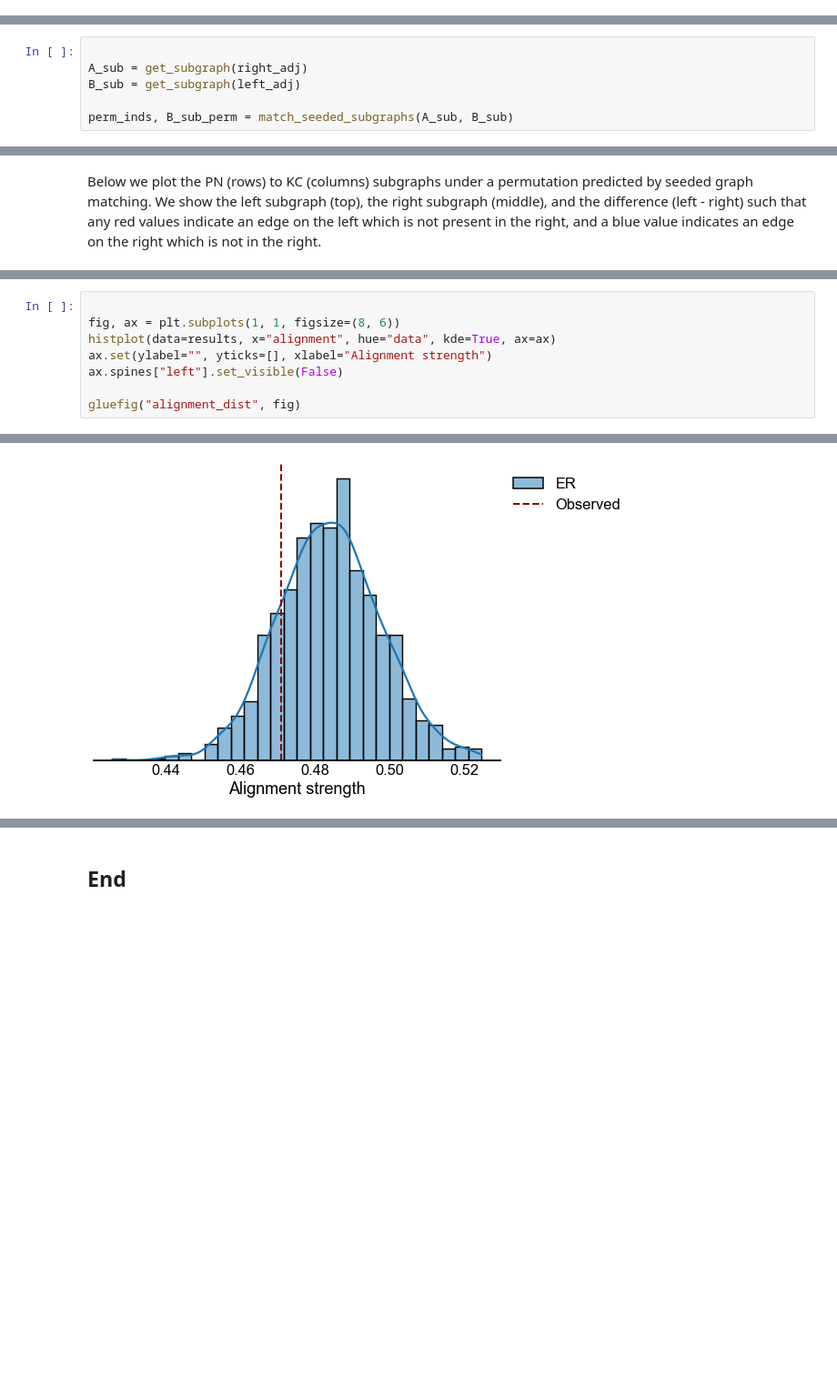
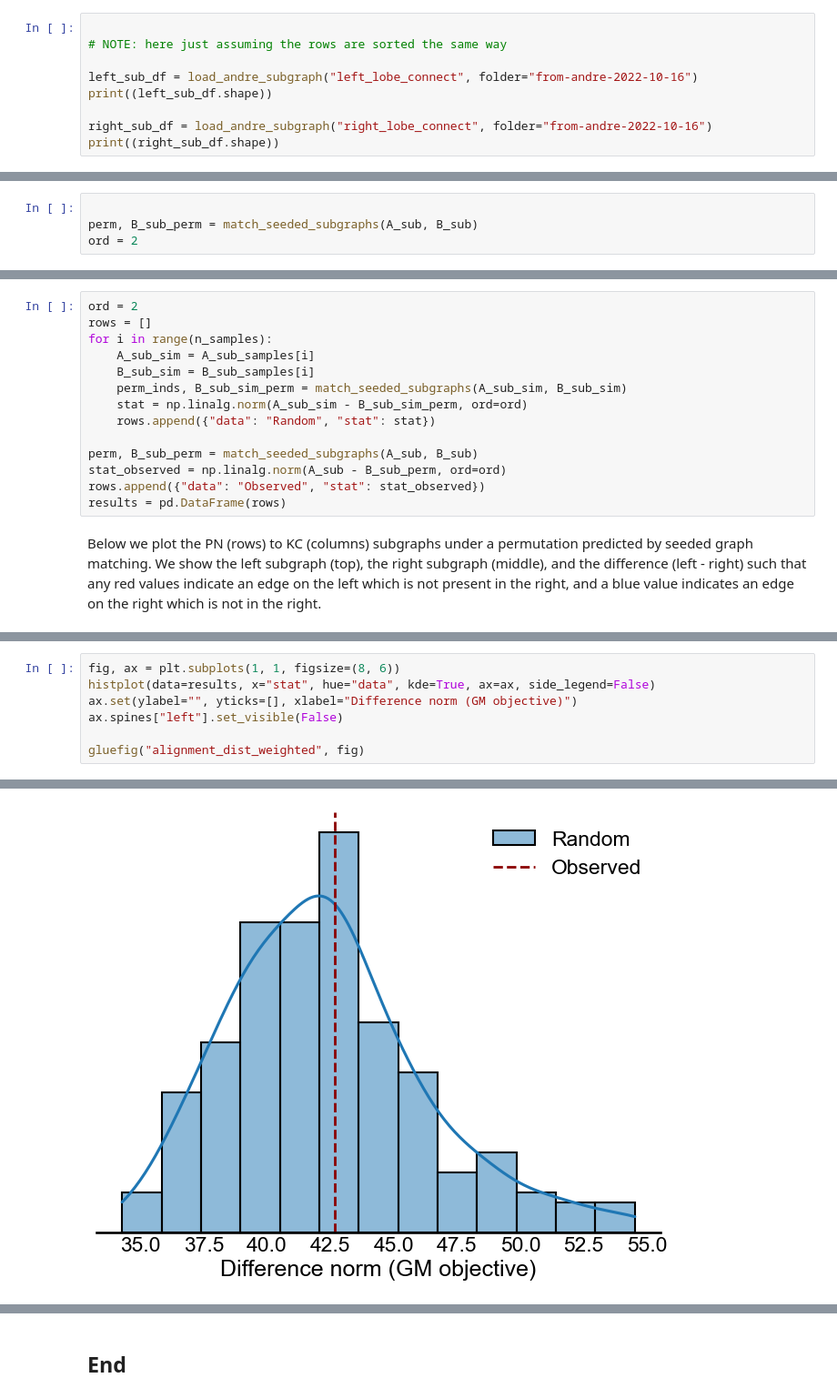
Before and after one commit to neurodata/matching, a Jupyter notebook: docs/kc_stereotypy.ipynb, the cells around one changed output, grey strips where cells are left out. Shown: that part at 91% size. Drawn from its saved outputs; the diff is of its cells as text; blank space fills up the shorter version.

```diff
--- a/docs/kc_stereotypy.ipynb
+++ b/docs/kc_stereotypy.ipynb
@@ -195,0 +141,9 @@ and try to optimize the permutation of Kenyon cells to minimize edge disagreemen
+# %%
+
+# NOTE: here just assuming the rows are sorted the same way
+
+left_sub_df = load_andre_subgraph("left_lobe_connect", folder="from-andre-2022-10-16")
+print((left_sub_df.shape))
+
+right_sub_df = load_andre_subgraph("right_lobe_connect", folder="from-andre-2022-10-16")
+print((right_sub_df.shape))
@@ -232,6 +213,4 @@ def compute_alignment_strength_subgraph(A, B, perm=None):
 # %%
 
-A_sub = get_subgraph(right_adj)
-B_sub = get_subgraph(left_adj)
-
-perm_inds, B_sub_perm = match_seeded_subgraphs(A_sub, B_sub)
+perm, B_sub_perm = match_seeded_subgraphs(A_sub, B_sub)
+ord = 2
@@ -238,3 +382,17 @@ perm_inds, B_sub_perm = match_seeded_subgraphs(A_sub, B_sub)
+# %%
+ord = 2
+rows = []
+for i in range(n_samples):
+    A_sub_sim = A_sub_samples[i]
+    B_sub_sim = B_sub_samples[i]
+    perm_inds, B_sub_sim_perm = match_seeded_subgraphs(A_sub_sim, B_sub_sim)
+    stat = np.linalg.norm(A_sub_sim - B_sub_sim_perm, ord=ord)
+    rows.append({"data": "Random", "stat": stat})
+
+perm, B_sub_perm = match_seeded_subgraphs(A_sub, B_sub)
+stat_observed = np.linalg.norm(A_sub - B_sub_perm, ord=ord)
+rows.append({"data": "Observed", "stat": stat_observed})
+results = pd.DataFrame(rows)
 # %% [markdown]
 Below we plot the PN (rows) to KC (columns) subgraphs under a permutation predicted
 by seeded graph matching. We show the left subgraph (top), the right subgraph (middle),
@@ -315,11 +438,10 @@ results = pd.DataFrame(rows)
 # %%
-
 fig, ax = plt.subplots(1, 1, figsize=(8, 6))
-histplot(data=results, x="alignment", hue="data", kde=True, ax=ax)
-ax.set(ylabel="", yticks=[], xlabel="Alignment strength")
+histplot(data=results, x="stat", hue="data", kde=True, ax=ax, side_legend=False)
+ax.set(ylabel="", yticks=[], xlabel="Difference norm (GM objective)")
 ax.spines["left"].set_visible(False)
 
-gluefig("alignment_dist", fig)
+gluefig("alignment_dist_weighted", fig)
 # %% [output]
 [interactive output not drawn]
-[figure, old version]
+[figure, new version]
```
Also changed, not shown: parts of 46 cells of this notebook, 4 other files.
